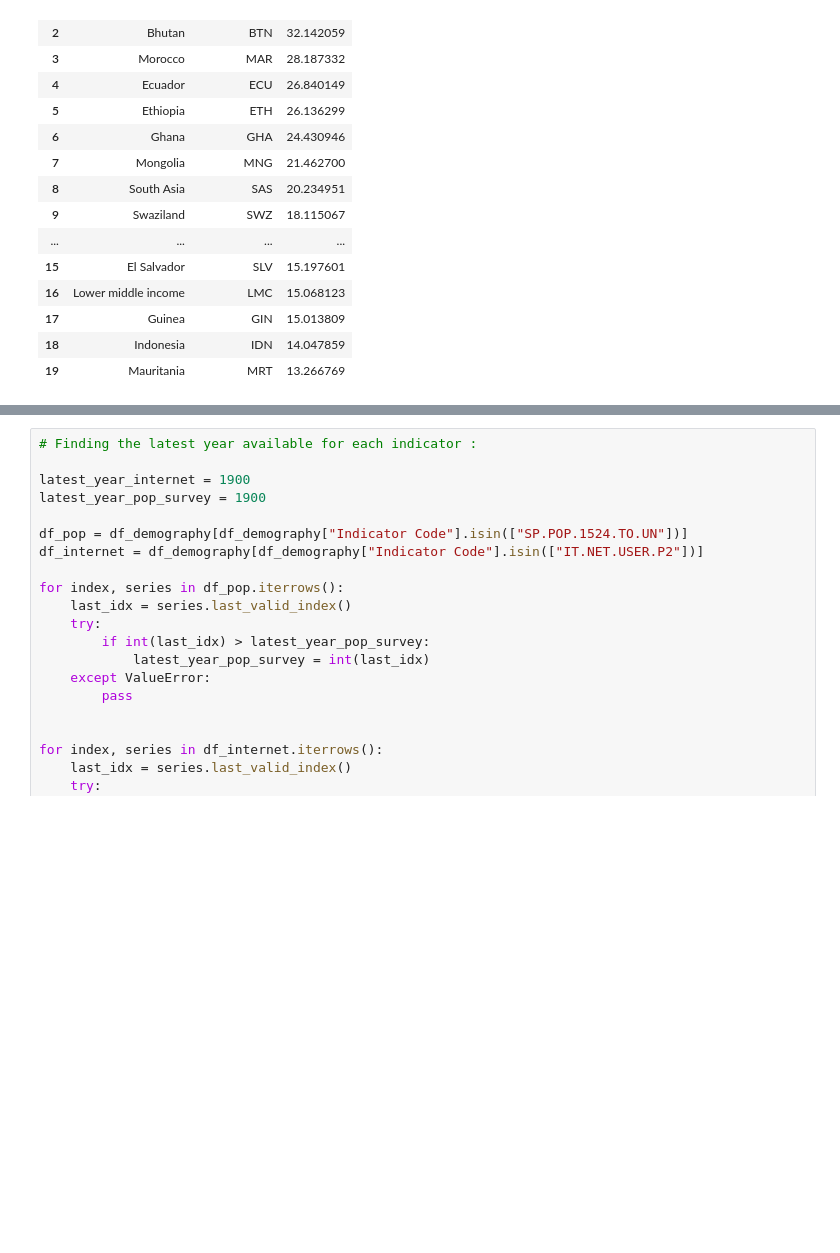
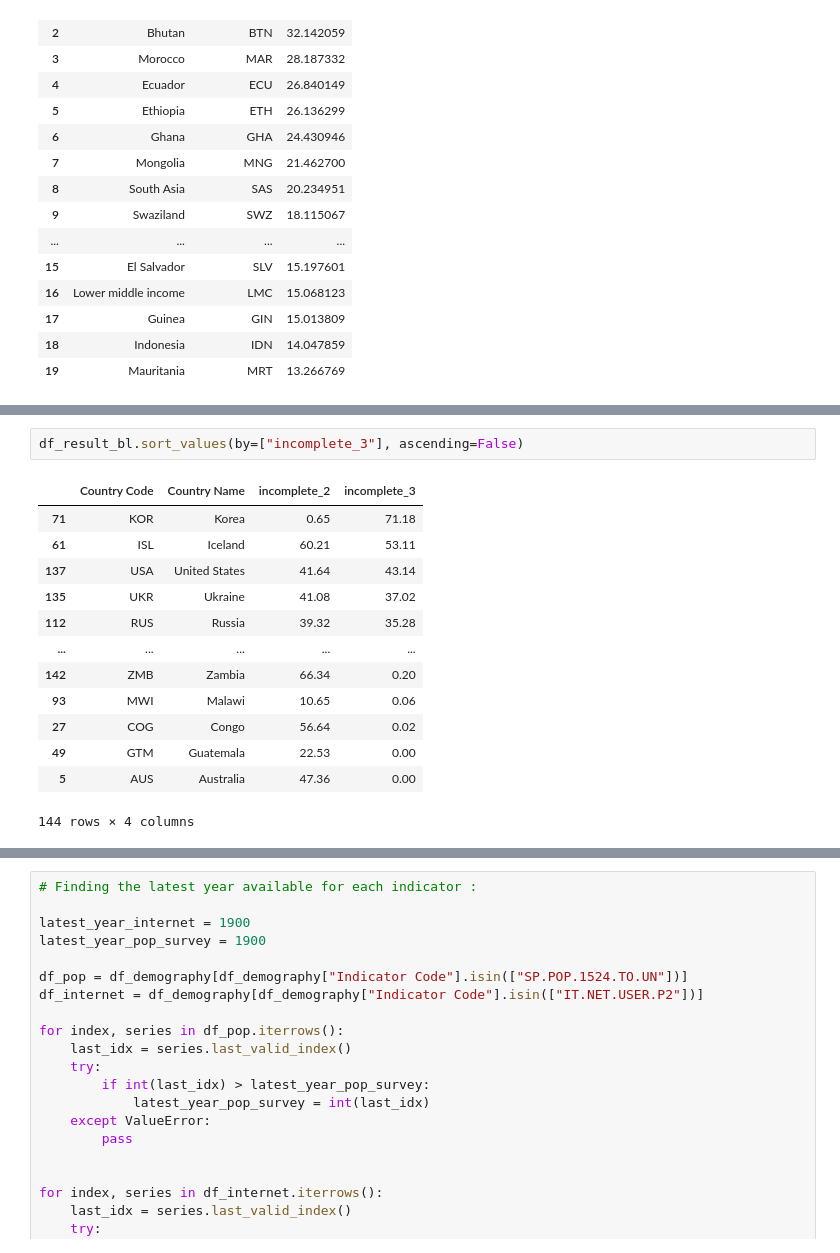
Before and after one commit to Psemp/ds_project_2, a Jupyter notebook: nb_1.ipynb, the cells around one changed output, grey strips where cells are left out. Cells and saved outputs as stored; diff of their text form; blank space fills up the shorter version.

```diff
--- a/nb_1.ipynb
+++ b/nb_1.ipynb
@@ -360,0 +398,16 @@ array(['AFG', 'ALB', 'DZA', 'ASM', 'AND', 'AGO', 'ATG', 'ARG', 'ARM',
+# %%
+df_result_bl.sort_values(by=["incomplete_3"], ascending=False)
+# %% [output]
+|  | Country Code | Country Name | incomplete_2 | incomplete_3 |
+| 71 | KOR | Korea | 0.65 | 71.18 |
+| 61 | ISL | Iceland | 60.21 | 53.11 |
+| 137 | USA | United States | 41.64 | 43.14 |
+| 135 | UKR | Ukraine | 41.08 | 37.02 |
+| 112 | RUS | Russia | 39.32 | 35.28 |
+| ... | ... | ... | ... | ... |
+| 142 | ZMB | Zambia | 66.34 | 0.20 |
+| 93 | MWI | Malawi | 10.65 | 0.06 |
+| 27 | COG | Congo | 56.64 | 0.02 |
+| 49 | GTM | Guatemala | 22.53 | 0.00 |
+| 5 | AUS | Australia | 47.36 | 0.00 |
+144 rows × 4 columns
```
Also changed, not shown: parts of 25 cells of this notebook, 1 other file.
